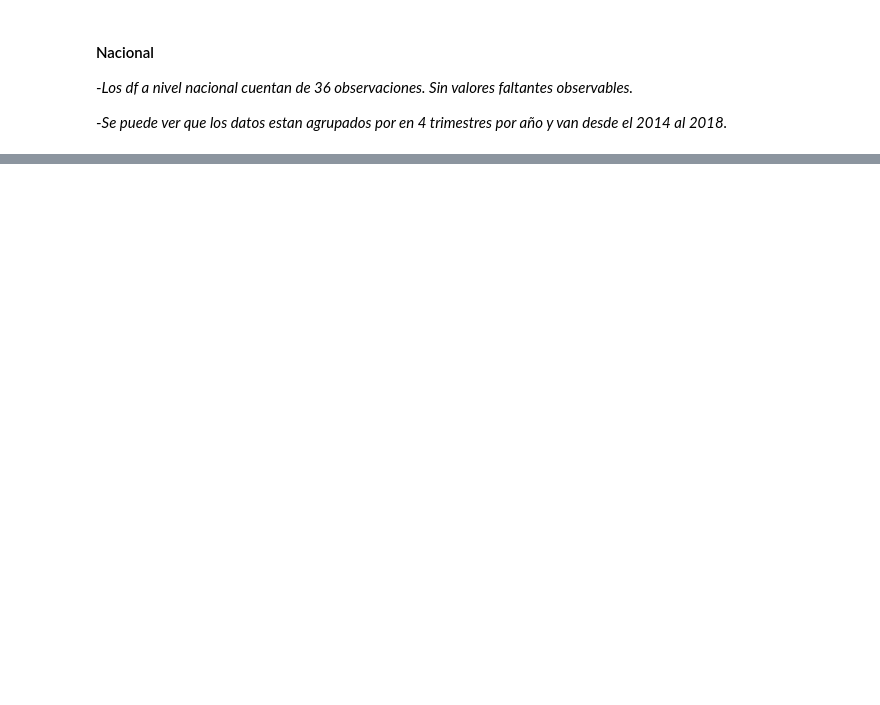
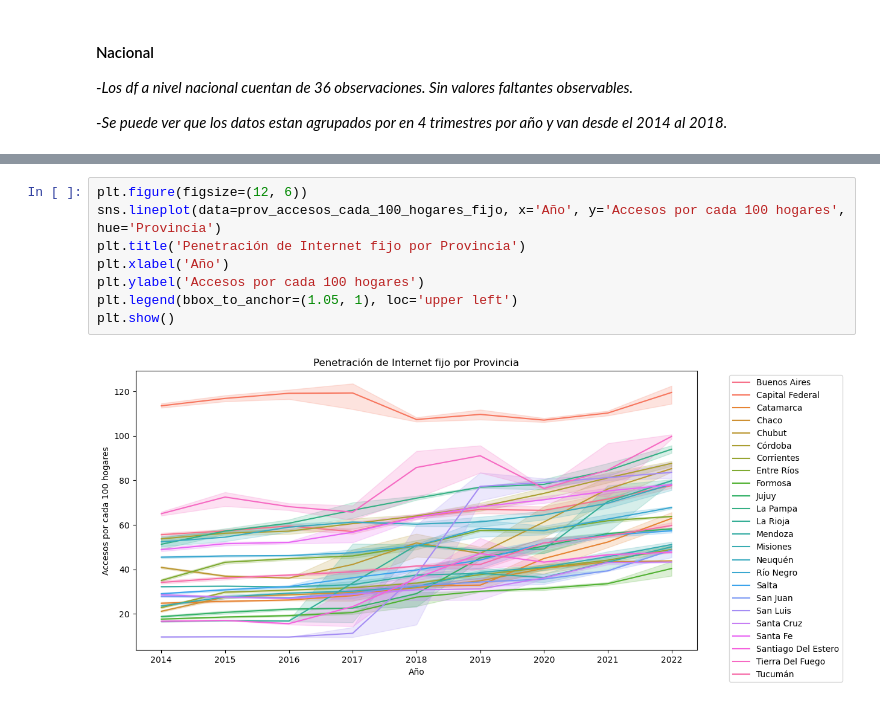
Before and after one commit to CarlosHadla/Proyecto-Telecomunicaciones-Carlos-Hadla, a Jupyter notebook: EDA.ipynb, the cells around one changed output, grey strips where cells are left out. Saved outputs shown, nothing was run; the diff lists cells and outputs as text; blank space fills up the shorter version.

```diff
--- a/EDA.ipynb
+++ b/EDA.ipynb
@@ -44,0 +83,10 @@ prov_dis_accesos_rango_vel_bajada = pd.read_csv('./csv_corregidos/prov_dis_acces
+# %%
+plt.figure(figsize=(12, 6))
+sns.lineplot(data=prov_accesos_cada_100_hogares_fijo, x='Año', y='Accesos por cada 100 hogares', hue='Provincia')
+plt.title('Penetración de Internet fijo por Provincia')
+plt.xlabel('Año')
+plt.ylabel('Accesos por cada 100 hogares')
+plt.legend(bbox_to_anchor=(1.05, 1), loc='upper left')
+plt.show()
+# %% [output]
+[figure, added]
```
Also changed, not shown: parts of 49 cells of this notebook, 6 other files.
